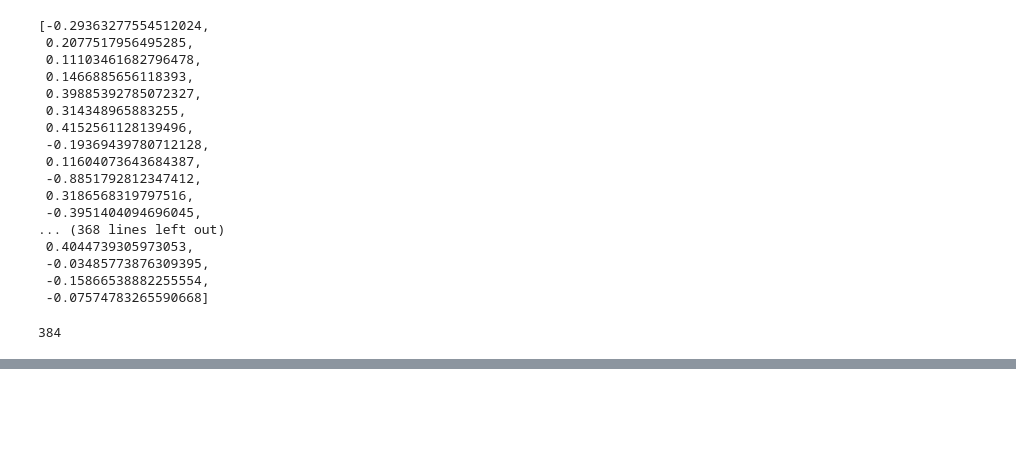
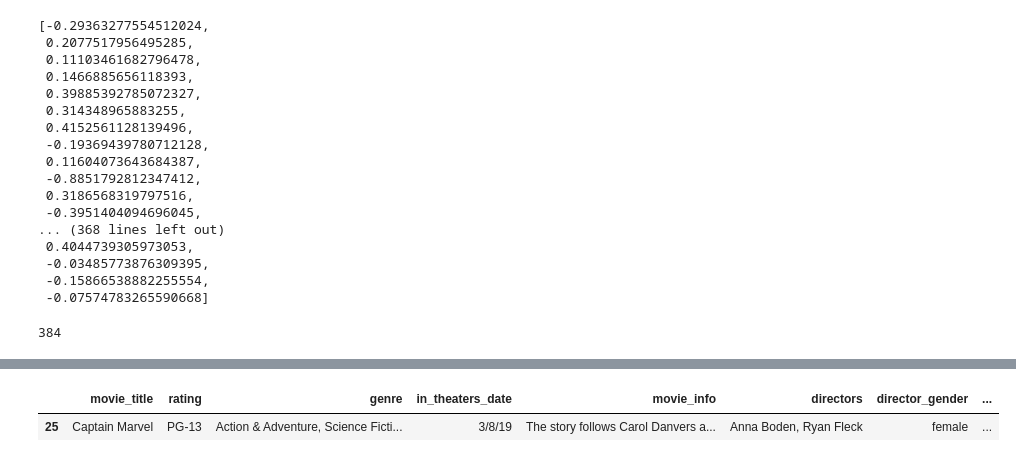
Before and after one commit to sulabola/NLP_in_Python, a Jupyter notebook: Chapter 6 - Transformers with Hugging Face.ipynb, the cells around one changed output, grey strips where cells are left out. Drawn from its saved outputs; the diff is of its cells as text; code cells hidden in the pictures; blank space fills up the shorter version.

```diff
--- a/Chapter 6 - Transformers with Hugging Face.ipynb
+++ b/Chapter 6 - Transformers with Hugging Face.ipynb
@@ -1549,0 +1566,7 @@ len(feature_extractor(text1)[0][0])
+# %%
+### To find similarity we need to choose a movie. Here we choose "Captain Marvel" movie.
+
+movies[movies['movie_title'] == 'Captain Marvel']
+# %% [output]
+|  | movie_title | rating | genre | in_theaters_date | movie_info | directors | director_gender | ... |
+| 25 | Captain Marvel | PG-13 | Action & Adventure, Science Ficti... | 3/8/19 | The story follows Carol Danvers a... | Anna Boden, Ryan Fleck | female | ... |
```
Also changed, not shown: parts of 7 cells of this notebook.
